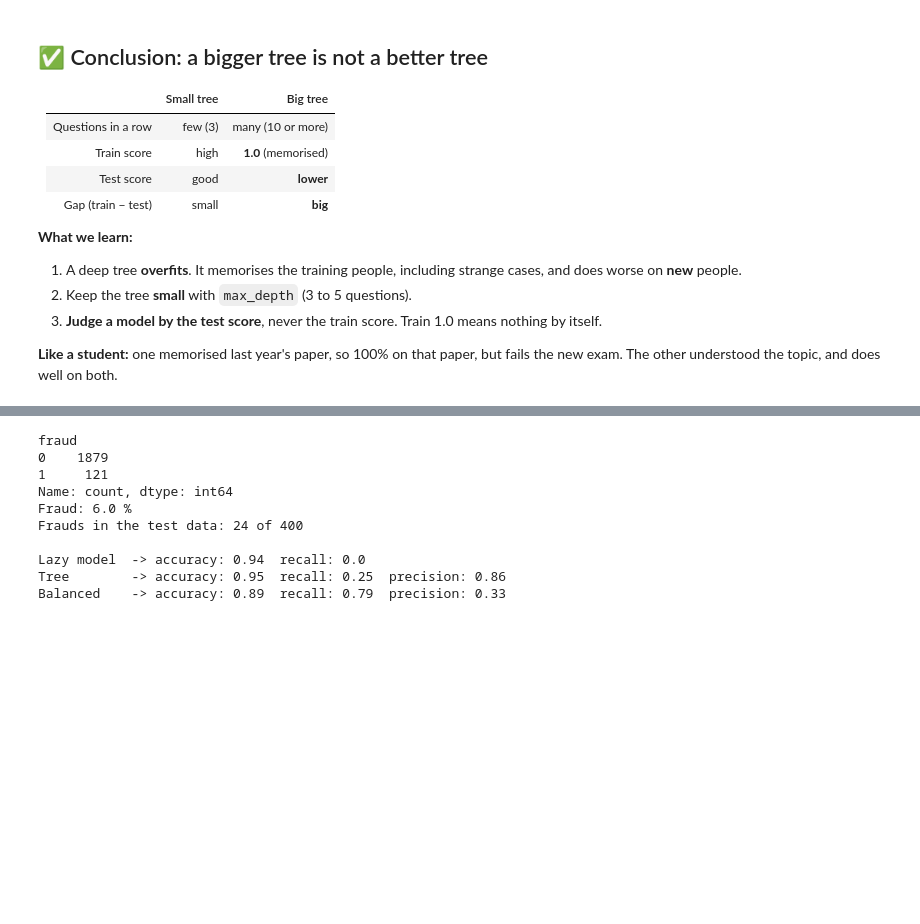
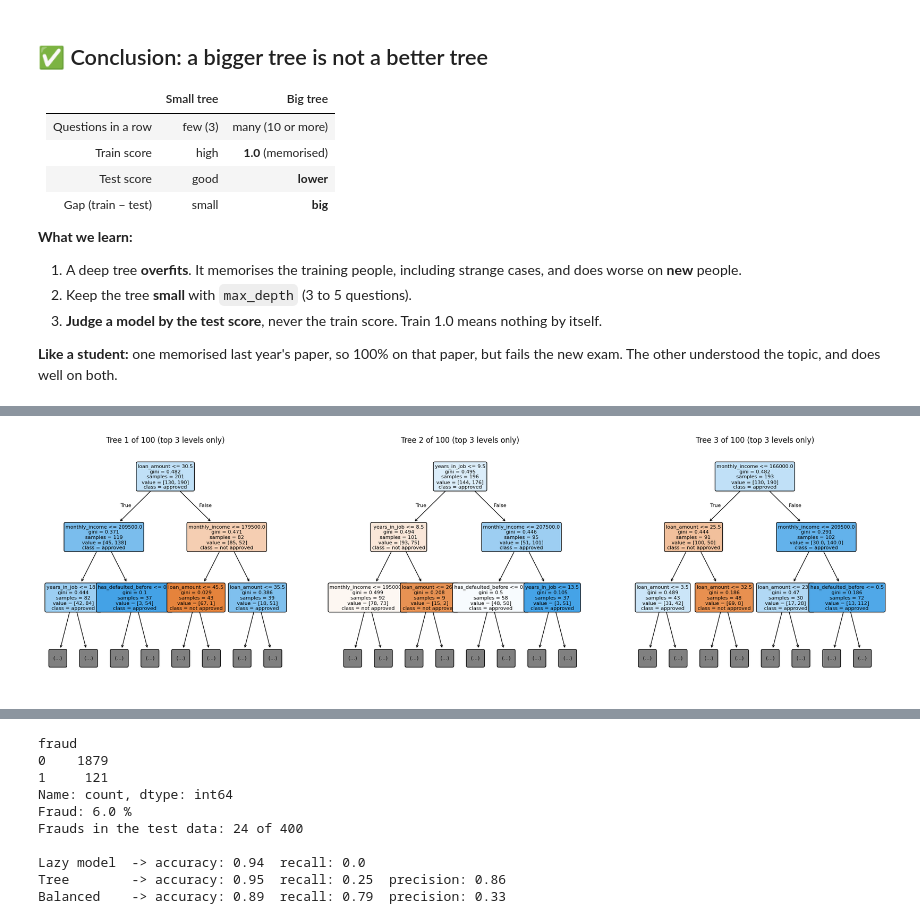
Before and after one commit to sameermakhanii/Python-for-AI-me, a Jupyter notebook: notebooks/Week 4/Day 20/Day_20_Decision_Tree_By_Hand_TEST.ipynb, the cells around one changed output, grey strips where cells are left out. Drawn from its saved outputs; the diff is of its cells as text; code cells hidden in the pictures; blank space fills up the shorter version.

```diff
--- a/notebooks/Week 4/Day 20/Day_20_Decision_Tree_By_Hand_TEST.ipynb
+++ b/notebooks/Week 4/Day 20/Day_20_Decision_Tree_By_Hand_TEST.ipynb
@@ -613,7 +748,13 @@ Like asking 100 doctors instead of 1.
 # %%
 from sklearn.ensemble import RandomForestClassifier
 
-forest = RandomForestClassifier(n_estimators=100, random_state=42)    # 100 trees
-forest.fit(X_train, y_train)
-print("Random Forest test accuracy:", round(accuracy_score(y_test, forest.predict(X_test)), 2))
+models = {
+    "small tree (depth 3)": DecisionTreeClassifier(max_depth=3, random_state=42),
+    "big tree (no limit) ": DecisionTreeClassifier(random_state=42),
+    "random forest       ": RandomForestClassifier(n_estimators=100, random_state=42),   # 100 big trees
+}
+for name, model in models.items():
+    model.fit(X_train, y_train)
+    print(name, "| train:", round(accuracy_score(y_train, model.predict(X_train)), 2),
+          "| test:", round(accuracy_score(y_test, model.predict(X_test)), 2))
 # %% [output]
@@ -634,0 +776,13 @@ This is one code block. Read the comments from top to bottom: **look → split
+# %%
+from sklearn.tree import plot_tree
+
+forest = RandomForestClassifier(n_estimators=100, random_state=42).fit(X_train, y_train)
+
+fig, axes = plt.subplots(1, 3, figsize=(24, 7))
+for i in range(3):
+    plot_tree(forest.estimators_[i], max_depth=2, feature_names=X.columns,
+              class_names=["not approved", "approved"], filled=True, rounded=True, fontsize=8, ax=axes[i])
+    axes[i].set_title("Tree " + str(i + 1) + " of 100 (top 3 levels only)")
+plt.show()
+# %% [output]
+[figure, added]
```
Also changed, not shown: parts of 30 cells of this notebook, 1 other file.
